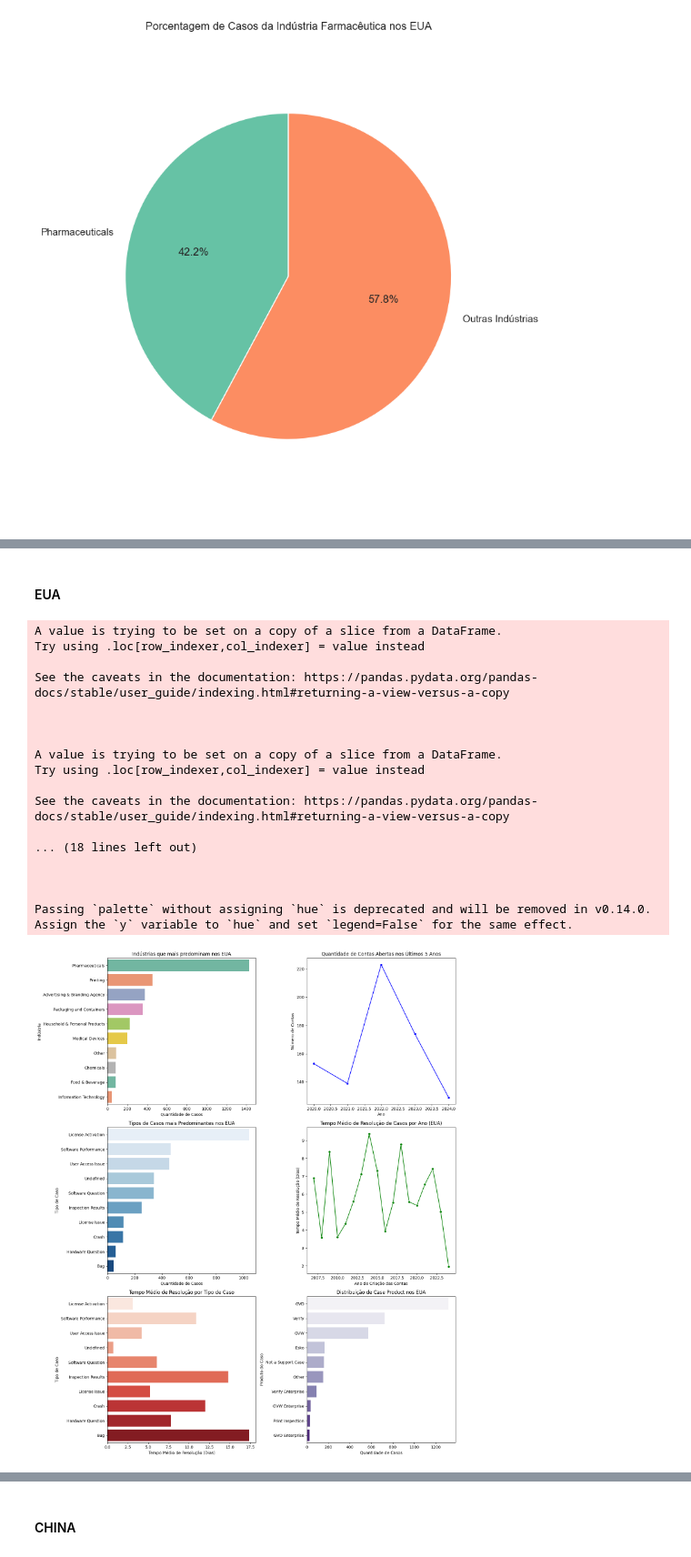
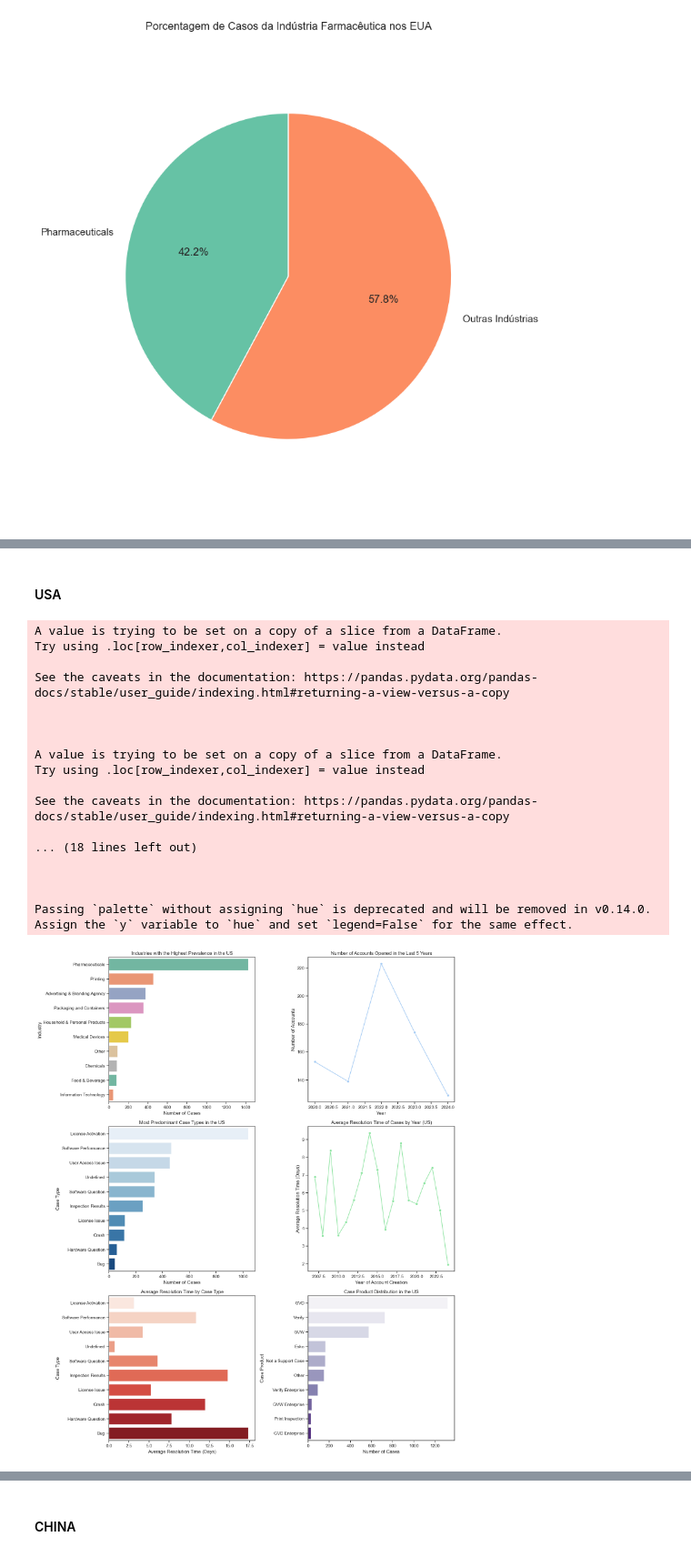
Before and after one commit to pedrogabrielf/Customer_data_analysis, a Jupyter notebook: project2.ipynb, the cells around one changed output, grey strips where cells are left out. Shown at 91% size. Saved outputs shown, nothing was run; the diff lists cells and outputs as text; code cells hidden in the pictures.

```diff
--- a/project2.ipynb
+++ b/project2.ipynb
@@ -1804,102 +1744,98 @@ plt.show()
 # %% [markdown]
-#### EUA
+#### USA
 # %%
-import matplotlib.pyplot as plt
-import seaborn as sns
-import pandas as pd
-
-# Filtra os dados para os casos dos Estados Unidos
+# Filter the data for cases in the United States
 df_us_cases = df_combined[df_combined['account_country'] == 'United States']
 
-# Calcule o tempo de resolução para cada caso (em dias)
+# Calculate the resolution time for each case (in days)
 df_us_cases['resolution_time'] = (df_us_cases['case_closed_date'] - df_us_cases['case_created_date']).dt.days
 
-# Agrupa os dados por indústria e conta o número de casos por indústria
+# Group the data by industry and count the number of cases per industry
 industry_counts_us = df_us_cases['account_industry'].value_counts().head(10)
 
-# Quantidade de contas abertas nos últimos 5 anos
+# Count accounts opened in the last 5 years
 current_year = pd.to_datetime("today").year
 df_us_accounts_last_5 = df_us_cases[df_us_cases['account_created_date'].dt.year >= (current_year - 5)]
 account_counts_last_5 = df_us_accounts_last_5['account_created_date'].dt.year.value_counts().sort_index()
 
-# Tipos de casos mais predominantes
+# Most predominant case types
 case_type_counts_us = df_us_cases['case_type'].value_counts().head(10)
 
-# Tempo médio de resolução de casos por indústria
+# Average resolution time of cases by industry
 avg_resolution_time = df_us_cases.groupby('account_industry')['resolution_time'].mean().sort_values(ascending=False).head(10)
 
-# Case product
+# Distribution of case products
 case_product_counts_us = df_us_cases['case_product'].value_counts().head(10)
 
-# Tempo médio de resolução de casos por ano (modificado conforme o seu código)
+# Average resolution time of cases by year
 df_us_cases['year_created'] = df_us_cases['account_created_date'].dt.year
 df_resolution_per_year_us = df_us_cases.groupby('year_created')['resolution_time'].mean().reset_index()
 
-# Selecionar os 10 tipos de casos mais predominantes (em ordem de quantidade de casos)
+# Select the 10 most predominant case types
 top_case_types = case_type_counts_us.index
 
-# Calcular o tempo médio de resolução para os 10 tipos de casos mais predominantes
+# Calculate the average resolution time for the 10 most predominant case types
 avg_resolution_by_case_type = df_us_cases[df_us_cases['case_type'].isin(top_case_types)].groupby('case_type')['resolution_time'].mean().loc[top_case_types]
 
-# Criando os subplots para todos os gráficos
+# Create subplots for all the charts
 fig, axes = plt.subplots(3, 2, figsize=(15, 18))
 
-# Gráfico 1: Indústrias que mais predominam nos EUA
+# Chart 1: Industries with the highest prevalence in the US
 sns.barplot(x=industry_counts_us.values, y=industry_counts_us.index, ax=axes[0, 0], palette='Set2')
-axes[0, 0].set_title('Indústrias que mais predominam nos EUA')
-axes[0, 0].set_xlabel('Quantidade de Casos')
-axes[0, 0].set_ylabel('Indústria')
+axes[0, 0].set_title('Industries with the Highest Prevalence in the US')
+axes[0, 0].set_xlabel('Number of Cases')
+axes[0, 0].set_ylabel('Industry')
 
-# Gráfico 2: Quantidade de contas abertas nos últimos 5 anos
+# Chart 2: Number of accounts opened in the last 5 years
 sns.lineplot(data=account_counts_last_5.sort_index(), ax=axes[0, 1], marker='o', color='b')
-axes[0, 1].set_title('Quantidade de Contas Abertas nos Últimos 5 Anos')
-axes[0, 1].set_xlabel('Ano')
-axes[0, 1].set_ylabel('Número de Contas')
+axes[0, 1].set_title('Number of Accounts Opened in the Last 5 Years')
+axes[0, 1].set_xlabel('Year')
+axes[0, 1].set_ylabel('Number of Accounts')
 
-# Gráfico 3: Tipos de casos mais predominantes
+# Chart 3: Most predominant case types
 sns.barplot(x=case_type_counts_us.values, y=case_type_counts_us.index, ax=axes[1, 0], palette='Blues')
-axes[1, 0].set_title('Tipos de Casos mais Predominantes nos EUA')
-axes[1, 0].set_xlabel('Quantidade de Casos')
-axes[1, 0].set_ylabel('Tipo de Caso')
+axes[1, 0].set_title('Most Predominant Case Types in the US')
+axes[1, 0].set_xlabel('Number of Cases')
+axes[1, 0].set_ylabel('Case Type')
 
-# Gráfico 4: Tempo médio de resolução de casos por ano (EUA)
+# Chart 4: Average resolution time of cases by year (US)
 sns.lineplot(data=df_resolution_per_year_us, x='year_created', y='resolution_time', marker='o', color='g', ax=axes[1, 1])
-axes[1, 1].set_title('Tempo Médio de Resolução de Casos por Ano (EUA)')
-axes[1, 1].set_xlabel('Ano de Criação das Contas')
-axes[1, 1].set_ylabel('Tempo Médio de Resolução (Dias)')
+axes[1, 1].set_title('Average Resolution Time of Cases by Year (US)')
+axes[1, 1].set_xlabel('Year of Account Creation')
+axes[1, 1].set_ylabel('Average Resolution Time (Days)')
 
-# Gráfico 5: Tempo médio de resolução por tipos de caso predominantes
+# Chart 5: Average resolution time by predominant case types
 sns.barplot(x=avg_resolution_by_case_type.values, y=avg_resolution_by_case_type.index, ax=axes[2, 0], palette='Reds')
-axes[2, 0].set_title('Tempo Médio de Resolução por Tipo de Caso')
-axes[2, 0].set_xlabel('Tempo Médio de Resolução (Dias)')
-axes[2, 0].set_ylabel('Tipo de Caso')
+axes[2, 0].set_title('Average Resolution Time by Case Type')
+axes[2, 0].set_xlabel('Average Resolution Time (Days)')
+axes[2, 0].set_ylabel('Case Type')
 
-# Gráfico 6: Distribuição de Case Product
+# Chart 6: Distribution of Case Product
 sns.barplot(x=case_product_counts_us.values, y=case_product_counts_us.index, ax=axes[2, 1], palette='Purples')
-axes[2, 1].set_title('Distribuição de Case Product nos EUA')
-axes[2, 1].set_xlabel('Quantidade de Casos')
-axes[2, 1].set_ylabel('Produto do Caso')
+axes[2, 1].set_title('Case Product Distribution in the US')
+axes[2, 1].set_xlabel('Number of Cases')
+axes[2, 1].set_ylabel('Case Product')
 
-# Ajuste para garantir que todos os gráficos se ajustem corretamente
+# Adjust layout to ensure all charts fit correctly
 plt.tight_layout()
 plt.show()
 # %% [output]
 A value is trying to be set on a copy of a slice from a DataFrame.
 Try using .loc[row_indexer,col_indexer] = value instead
 
 See the caveats in the documentation: https://pandas.pydata.org/pandas-docs/stable/user_guide/indexing.html#returning-a-view-versus-a-copy
 
 
 
 A value is trying to be set on a copy of a slice from a DataFrame.
 Try using .loc[row_indexer,col_indexer] = value instead
 
 See the caveats in the documentation: https://pandas.pydata.org/pandas-docs/stable/user_guide/indexing.html#returning-a-view-versus-a-copy
 
 ... (18 lines left out)
 
 
 
 Passing `palette` without assigning `hue` is deprecated and will be removed in v0.14.0. Assign the `y` variable to `hue` and set `legend=False` for the same effect.
-[figure, old version]
+[figure, new version]
 # %%
```
Also changed, not shown: parts of 166 cells of this notebook, 1 other file.
